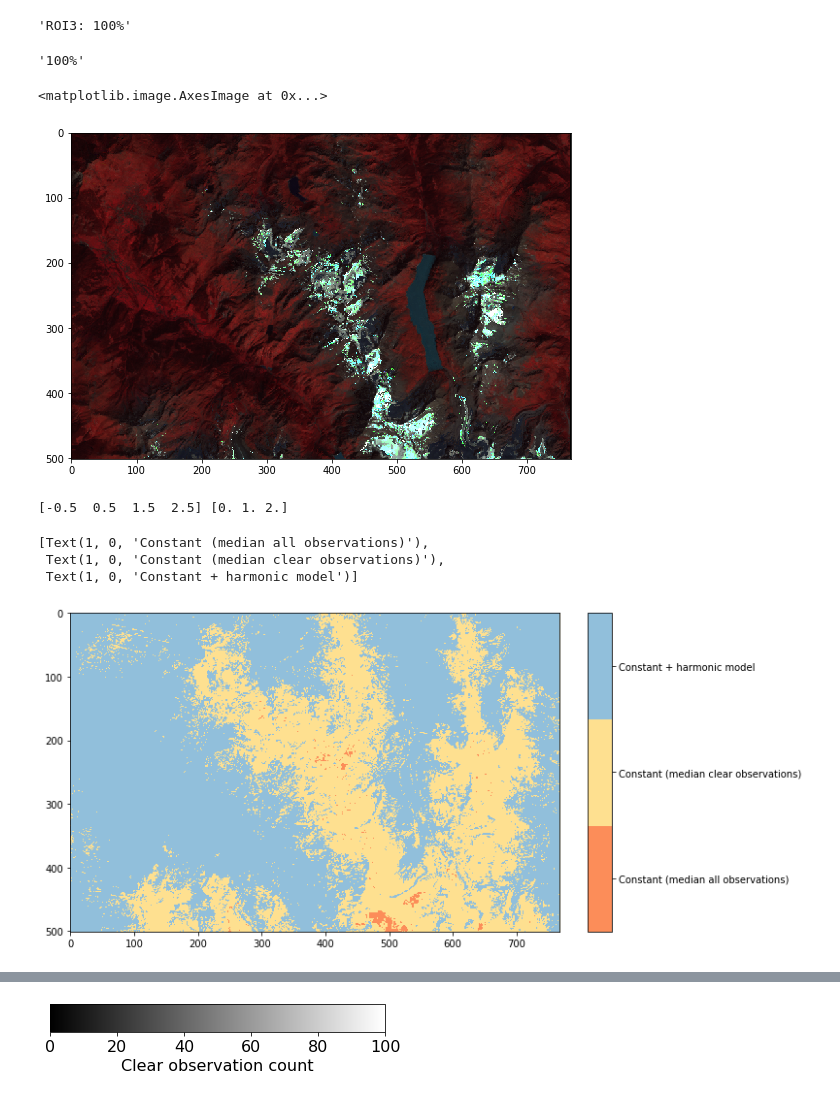
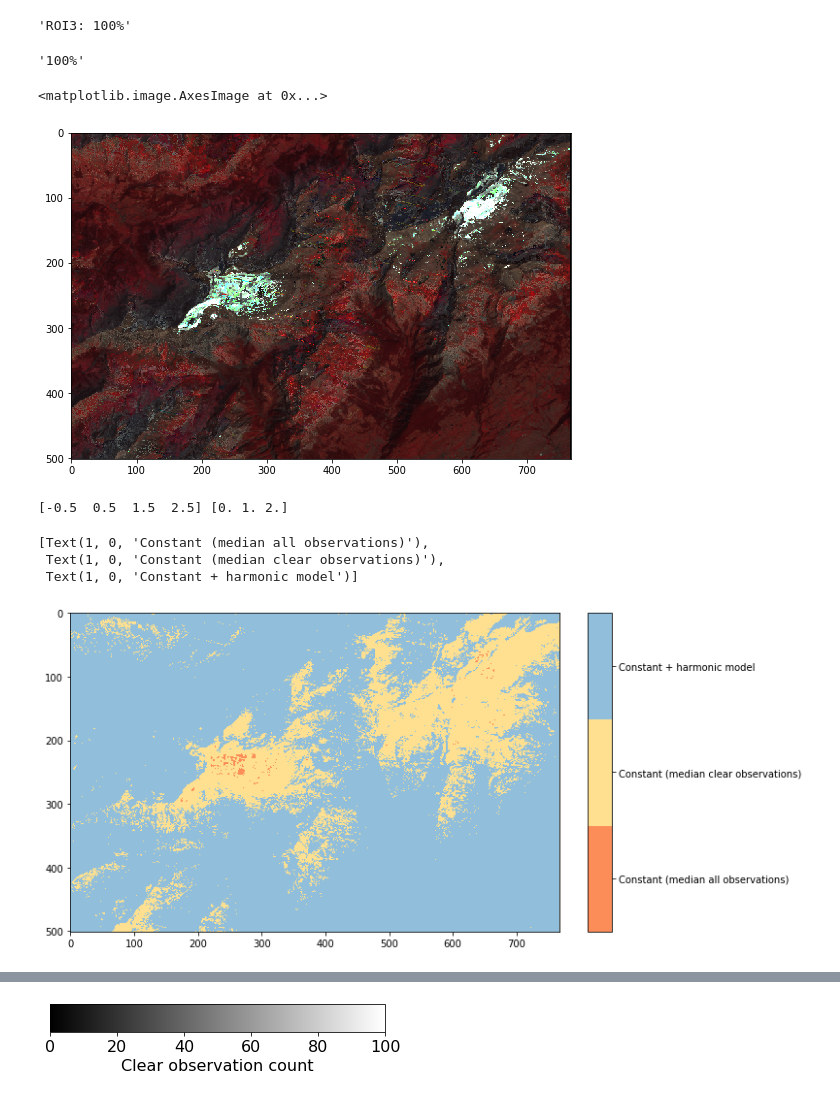
Before and after one commit to SebastianHafner/masterthesis, a Jupyter notebook: assemble_synthetic_images.ipynb, the cells around one changed output, grey strips where cells are left out. Saved outputs shown, nothing was run; the diff lists cells and outputs as text; code cells hidden in the pictures.

```diff
--- a/assemble_synthetic_images.ipynb
+++ b/assemble_synthetic_images.ipynb
@@ -19,11 +19,13 @@ spectral_bands = ['blue','green','red','nir','swir1','swir2']
 def collection_year(roi,yearAS):
 
     if yearAS == 2004:
-        year = 2006 if roi=='roi2' else 2007
-    elif yearAS == 2013:
-        year = 2015 if roi=='roi2' else 2016
-
-    return year
+        if roi=='roi1': return 2007
+        if roi=='roi2': return 2006
+        if roi=='roi3': return 2004
+    if yearAS == 2013:
+        if roi=='roi1': return 2016
+        if roi=='roi2': return 2015
+        if roi=='roi3': return 2013
 
 
 def save_geotiff(ds,fname):
@@ -278,16 +274,13 @@ for roi in rois:
 roi = 'roi3'
 yearAS = 2004 # 2004 or 2013
 # year of data acquisition
-if yearAS == 2004:
-    year = 2006 if roi=='roi2' else 2007
-elif yearAS == 2013:
-    year = 2015 if roi=='roi2' else 2016
+year = collection_year(roi,yearAS)
 
     # path to data
 path_components = f'data/gee_components/'
 path_images = f'data/coefficients/'
 
-doy = 270
+doy = 120
 
 coefficients_file = f'{path_images}coefficients_{roi}_{year}.tif'
 image, geotransform, epsg = coefficients2image(coefficients_file, doy, year)
@@ -305,7 +298,7 @@ plt.imshow(rgb_cube)
 # %% [output]
 '100%'
 <matplotlib.image.AxesImage at 0x...>
-[figure, old version]
+[figure, new version]
 # %%
 
 roi = 'roi3'
@@ -313,10 +306,7 @@ roi = 'roi3'
 yearAS = 2004 # 2004 or 2013
 
 # year of data acquisition
-if yearAS == 2004:
-    year = 2006 if roi=='roi2' else 2007
-elif yearAS == 2013:
-    year = 2015 if roi=='roi2' else 2016
+year = collection_year(roi,yearAS)
 
 model, _, _ = geotiff2datacube(f'{path_images}model_{roi}_{year}.tif')
 
@@ -327,34 +317,34 @@ classes = [
     'Constant + harmonic model',
 ]
 
 
 hex_colors = [
     '#fc8d59',
     '#fee090',
     '#91bfdb',
 ]
 
 ticks = np.arange(-0.5,3)
 tick_labels = np.linspace(0,2,3)
 
 print(ticks,tick_labels)
 cmap = mpl.colors.ListedColormap(hex_colors)
 norm = mpl.colors.BoundaryNorm(ticks, cmap.N)
 
 fig, ax = plt.subplots(figsize=(10,10))
 im = ax.imshow(model[:,:,0], cmap=cmap, norm=norm)
 
 divider = make_axes_locatable(ax)
 cax = divider.new_horizontal(size="5%", pad=0.4, pack_start=False)
 fig.add_axes(cax)
 cbar = fig.colorbar(im, cax=cax, orientation="vertical", ticks=tick_labels)
 cbar.ax.set_yticklabels(classes)
 # %% [output]
 [-0.5  0.5  1.5  2.5] [0. 1. 2.]
 [Text(1, 0, 'Constant (median all observations)'),
  Text(1, 0, 'Constant (median clear observations)'),
  Text(1, 0, 'Constant + harmonic model')]
-[figure, old version]
+[figure, new version]
 # %%
 """ //////////////////////// plotting models //////////////////////// """
 
```
Also changed, not shown: parts of 2 cells of this notebook, 5 other files.
